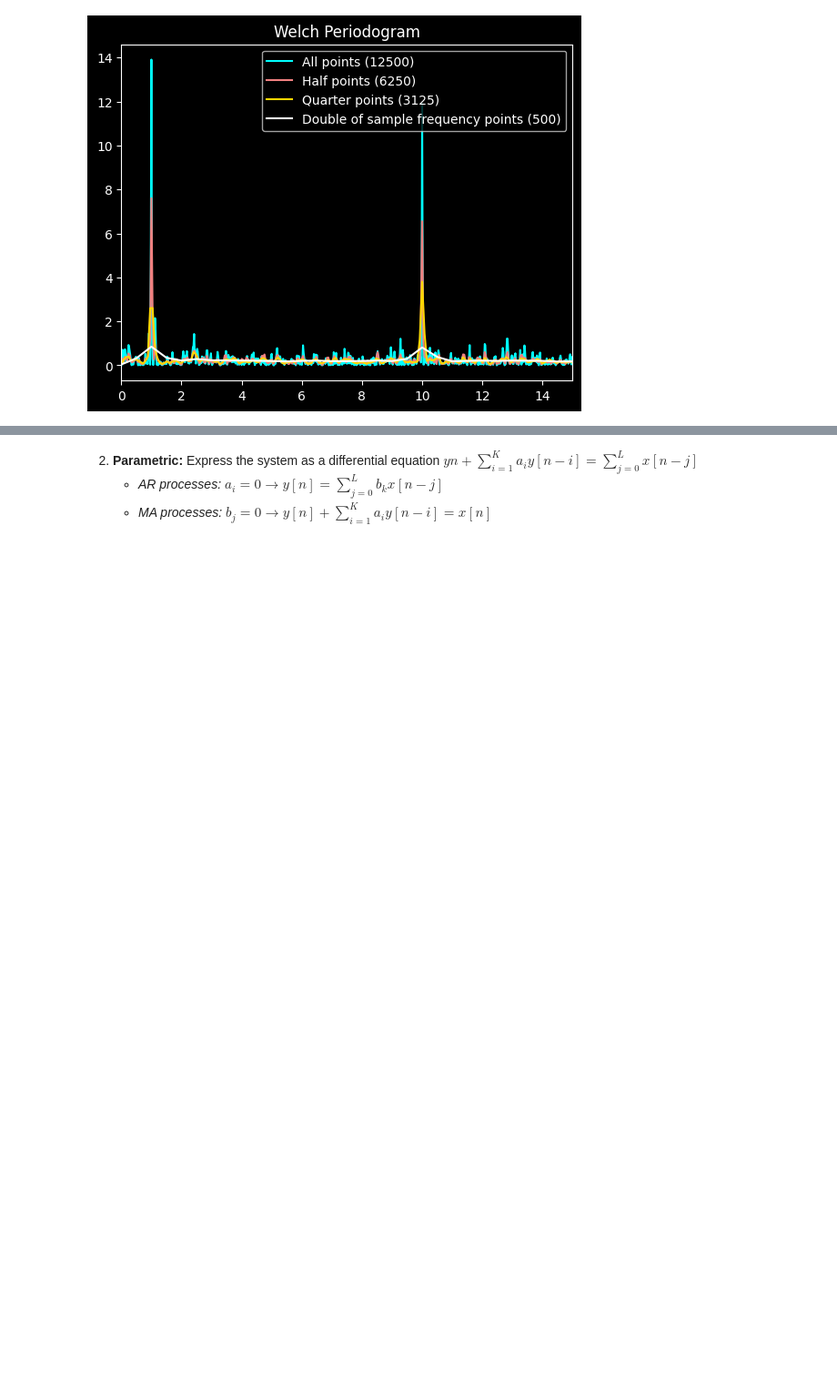
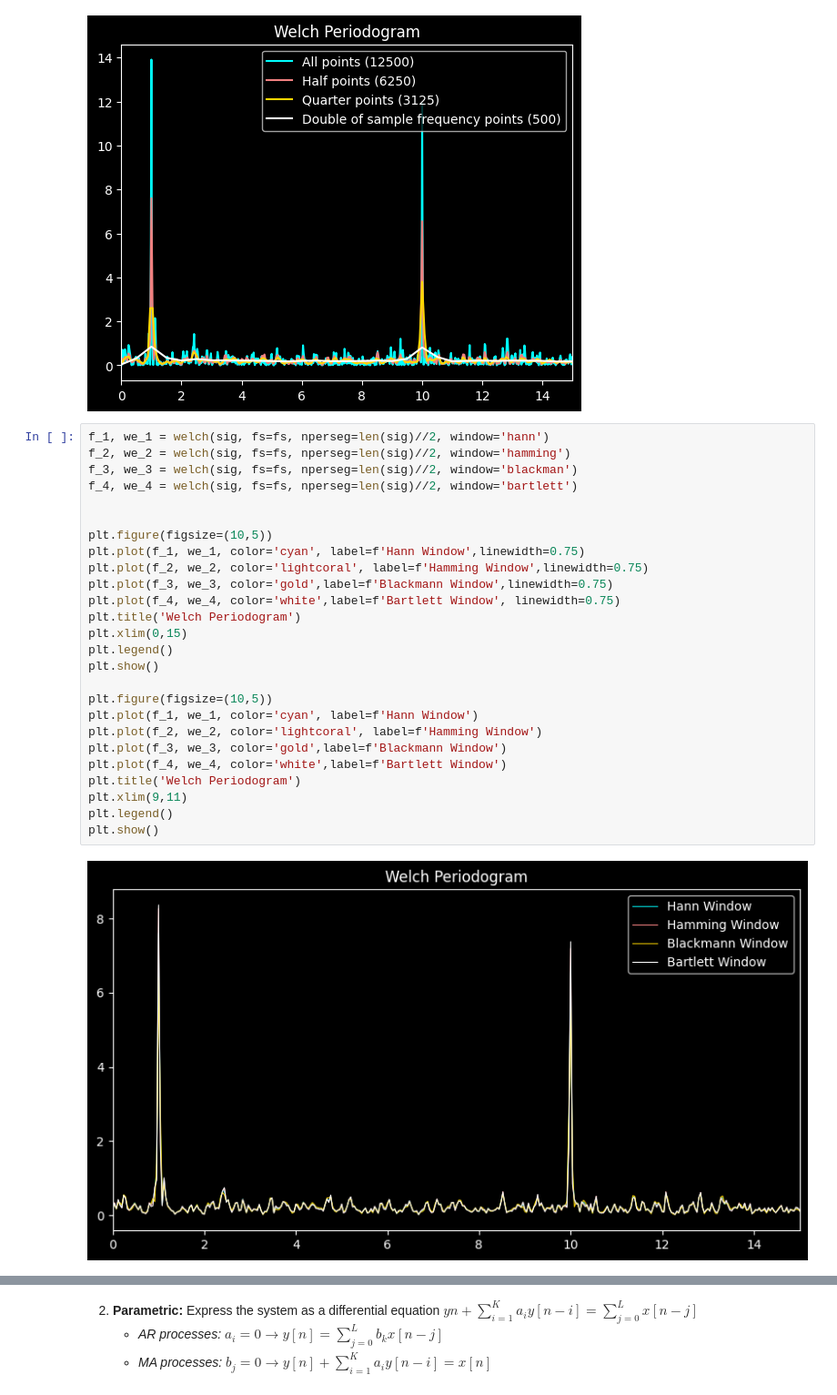
Before and after one commit to aylinavch/Notes, a Jupyter notebook: PSDs.ipynb, the cells around one changed output, grey strips where cells are left out. Shown: that part at 91% size. Cells and saved outputs as stored; diff of their text form; blank space fills up the shorter version.

Commit message:
Testing different windows in Welch

```diff
--- a/PSDs.ipynb
+++ b/PSDs.ipynb
@@ -166,3 +144,31 @@ plt.legend()
 plt.show()
 # %% [output]
 [figure]
+# %%
+f_1, we_1 = welch(sig, fs=fs, nperseg=len(sig)//2, window='hann')
+f_2, we_2 = welch(sig, fs=fs, nperseg=len(sig)//2, window='hamming')
+f_3, we_3 = welch(sig, fs=fs, nperseg=len(sig)//2, window='blackman')
+f_4, we_4 = welch(sig, fs=fs, nperseg=len(sig)//2, window='bartlett')
+
+
+plt.figure(figsize=(10,5))
+plt.plot(f_1, we_1, color='cyan', label=f'Hann Window',linewidth=0.75)
+plt.plot(f_2, we_2, color='lightcoral', label=f'Hamming Window',linewidth=0.75)
+plt.plot(f_3, we_3, color='gold',label=f'Blackmann Window',linewidth=0.75)
+plt.plot(f_4, we_4, color='white',label=f'Bartlett Window', linewidth=0.75)
+plt.title('Welch Periodogram')
+plt.xlim(0,15)
+plt.legend()
+plt.show()
+
+plt.figure(figsize=(10,5))
+plt.plot(f_1, we_1, color='cyan', label=f'Hann Window')
+plt.plot(f_2, we_2, color='lightcoral', label=f'Hamming Window')
+plt.plot(f_3, we_3, color='gold',label=f'Blackmann Window')
+plt.plot(f_4, we_4, color='white',label=f'Bartlett Window')
+plt.title('Welch Periodogram')
+plt.xlim(9,11)
+plt.legend()
+plt.show()
+# %% [output]
+[figure, added]
```
Also changed, not shown: parts of 2 cells of this notebook.
